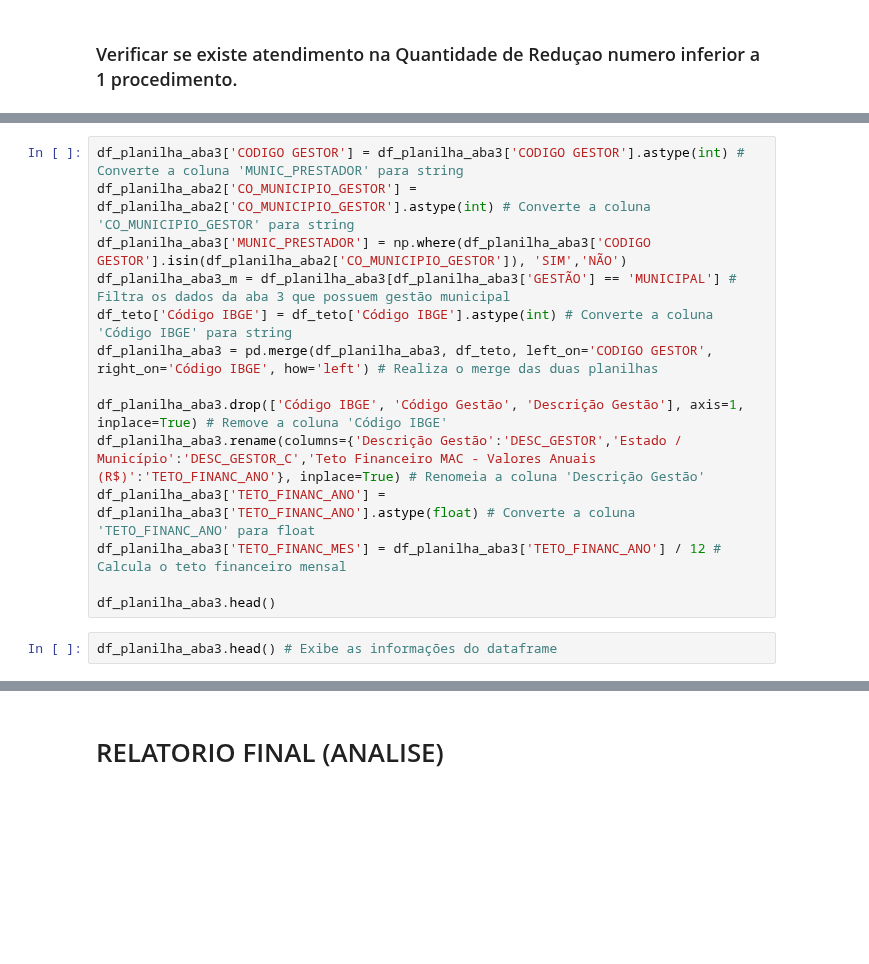
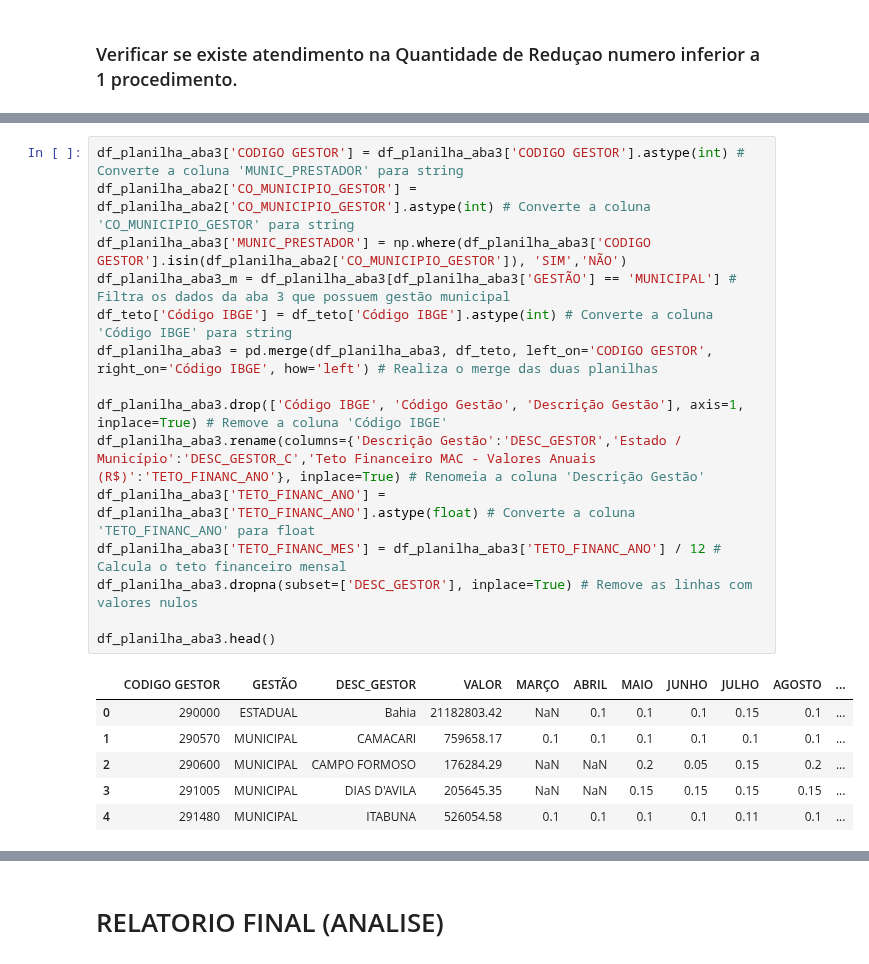
Before and after one commit to otavioaugust1/BOT_PORTARIA-90, a Jupyter notebook: validador.ipynb, the cells around one changed output, grey strips where cells are left out. Saved outputs shown, nothing was run; the diff lists cells and outputs as text; blank space fills up the shorter version.

```diff
--- a/validador.ipynb
+++ b/validador.ipynb
@@ -227,16 +415,22 @@ df_planilha_aba3.head() # Exibe as 5 primeiras linhas do arquivo
 # %%
 df_planilha_aba3['CODIGO GESTOR'] = df_planilha_aba3['CODIGO GESTOR'].astype(int) # Converte a coluna 'MUNIC_PRESTADOR' para string
 df_planilha_aba2['CO_MUNICIPIO_GESTOR'] = df_planilha_aba2['CO_MUNICIPIO_GESTOR'].astype(int) # Converte a coluna 'CO_MUNICIPIO_GESTOR' para string
 df_planilha_aba3['MUNIC_PRESTADOR'] = np.where(df_planilha_aba3['CODIGO GESTOR'].isin(df_planilha_aba2['CO_MUNICIPIO_GESTOR']), 'SIM','NÃO')
 df_planilha_aba3_m = df_planilha_aba3[df_planilha_aba3['GESTÃO'] == 'MUNICIPAL'] # Filtra os dados da aba 3 que possuem gestão municipal
 df_teto['Código IBGE'] = df_teto['Código IBGE'].astype(int) # Converte a coluna 'Código IBGE' para string
 df_planilha_aba3 = pd.merge(df_planilha_aba3, df_teto, left_on='CODIGO GESTOR', right_on='Código IBGE', how='left') # Realiza o merge das duas planilhas
 
 df_planilha_aba3.drop(['Código IBGE', 'Código Gestão', 'Descrição Gestão'], axis=1, inplace=True) # Remove a coluna 'Código IBGE'
 df_planilha_aba3.rename(columns={'Descrição Gestão':'DESC_GESTOR','Estado / Município':'DESC_GESTOR_C','Teto Financeiro MAC - Valores Anuais (R$)':'TETO_FINANC_ANO'}, inplace=True) # Renomeia a coluna 'Descrição Gestão'
 df_planilha_aba3['TETO_FINANC_ANO'] = df_planilha_aba3['TETO_FINANC_ANO'].astype(float) # Converte a coluna 'TETO_FINANC_ANO' para float
 df_planilha_aba3['TETO_FINANC_MES'] = df_planilha_aba3['TETO_FINANC_ANO'] / 12 # Calcula o teto financeiro mensal
+df_planilha_aba3.dropna(subset=['DESC_GESTOR'], inplace=True) # Remove as linhas com valores nulos
 
 df_planilha_aba3.head()
+# %% [output]
+|  | CODIGO GESTOR | GESTÃO | DESC_GESTOR | VALOR | MARÇO | ABRIL | MAIO | JUNHO | JULHO | AGOSTO | ... |
+| 0 | 290000 | ESTADUAL | Bahia | 21182803.42 | NaN | 0.1 | 0.1 | 0.1 | 0.15 | 0.1 | ... |
+| 1 | 290570 | MUNICIPAL | CAMACARI | 759658.17 | 0.1 | 0.1 | 0.1 | 0.1 | 0.1 | 0.1 | ... |
+| 2 | 290600 | MUNICIPAL | CAMPO FORMOSO | 176284.29 | NaN | NaN | 0.2 | 0.05 | 0.15 | 0.2 | ... |
+| 3 | 291005 | MUNICIPAL | DIAS D'AVILA | 205645.35 | NaN | NaN | 0.15 | 0.15 | 0.15 | 0.15 | ... |
+| 4 | 291480 | MUNICIPAL | ITABUNA | 526054.58 | 0.1 | 0.1 | 0.1 | 0.1 | 0.11 | 0.1 | ... |
-# %%
-df_planilha_aba3.head() # Exibe as informações do dataframe
```
Also changed, not shown: parts of 49 cells of this notebook, 1 other file.
